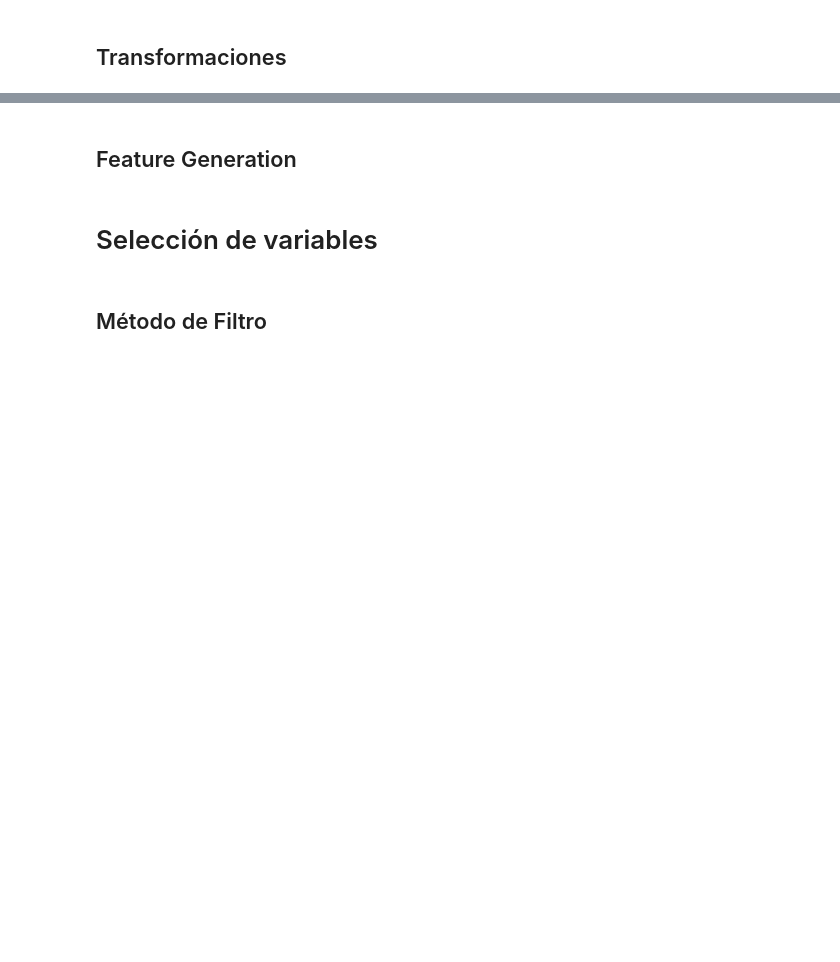
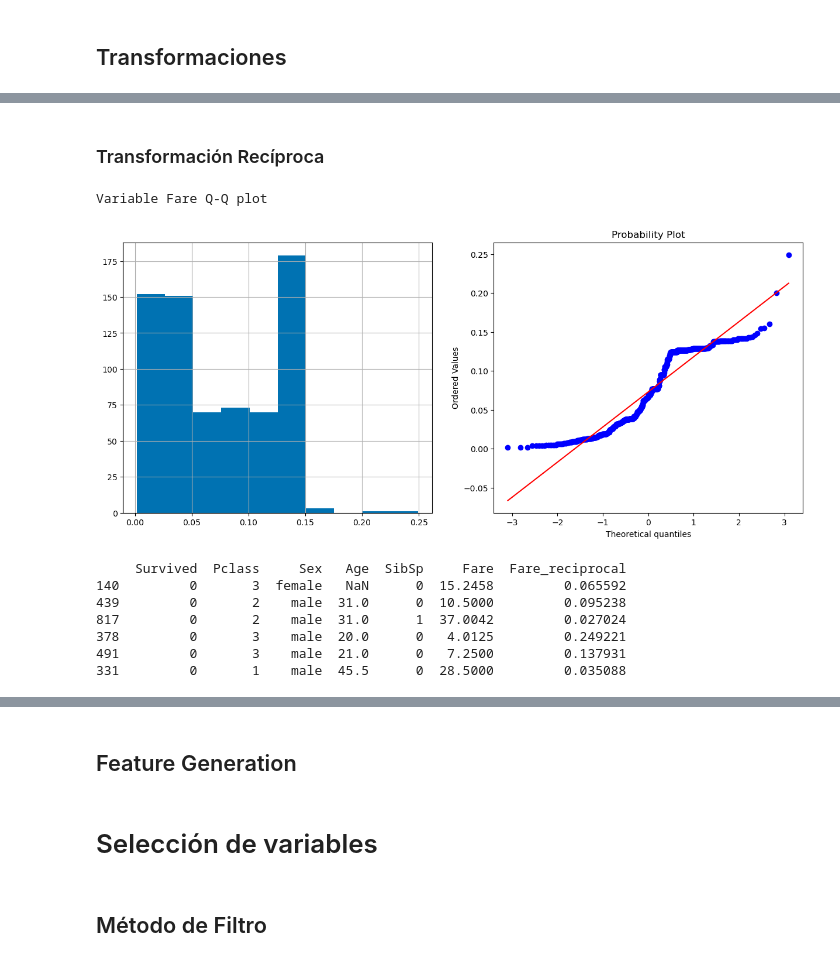
Before and after one commit to dfosorio111/tech_skills, a Jupyter notebook: etl/preprocesamiento.ipynb, the cells around one changed output, grey strips where cells are left out. Cells and saved outputs as stored; diff of their text form; code cells hidden in the pictures; blank space fills up the shorter version.

```diff
--- a/etl/preprocesamiento.ipynb
+++ b/etl/preprocesamiento.ipynb
@@ -1236,0 +1443,19 @@ print(x_train_copy.head(10))
+# %% [markdown]
+### Transformación Recíproca
+# %%
+# add the new created feature
+x_train_copy = x_train.copy(deep=True)
+x_train_copy = x_train_copy[x_train_copy.Fare!=0] # Warning that x should not be 0
+#X_train_copy[X_train_copy.Fare==0]
+x_train_copy = transformation.reciprocal_transform(data=x_train_copy,cols=['Fare'])
+print(x_train_copy.head(6))
+# %% [output]
+Variable Fare Q-Q plot
+[figure, added]
+     Survived  Pclass     Sex   Age  SibSp     Fare  Fare_reciprocal
+140         0       3  female   NaN      0  15.2458         0.065592
+439         0       2    male  31.0      0  10.5000         0.095238
+817         0       2    male  31.0      1  37.0042         0.027024
+378         0       3    male  20.0      0   4.0125         0.249221
+491         0       3    male  21.0      0   7.2500         0.137931
+331         0       1    male  45.5      0  28.5000         0.035088
```
Also changed, not shown: parts of 41 cells of this notebook.
